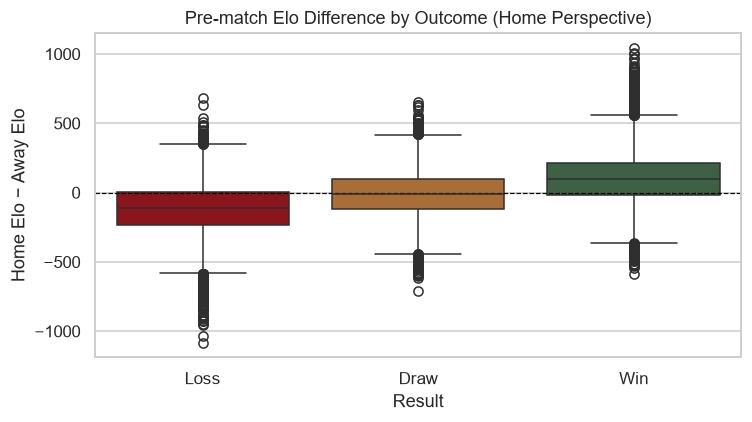
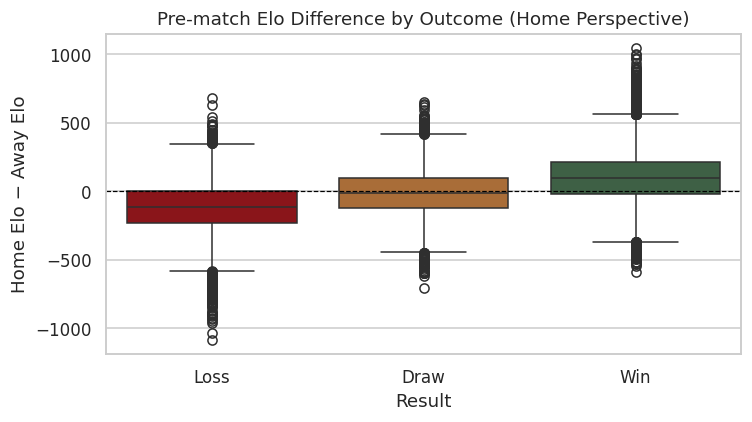
The change to this notebook cell's code, shown as a diff; its figure went from the first image to the second:
--- before
+++ after
@@ -1,6 +1,6 @@
 plt.figure(figsize=(7,4))
 order = ["Loss","Draw","Win"]
-sns.boxplot(data=model_df, x="Result", y="Elo_Diff", order=order,
-            palette=[LOSS_RED, DRAW_AMBER, WIN_GREEN])
+sns.boxplot(data=model_df, x="Result", y="Elo_Diff", order=order, hue="Result", hue_order=order,
+            palette=[LOSS_RED, DRAW_AMBER, WIN_GREEN], legend=False)
 plt.axhline(0, color="black", lw=0.8, ls="--")
 plt.title("Pre-match Elo Difference by Outcome (Home Perspective)")

Commit: last update